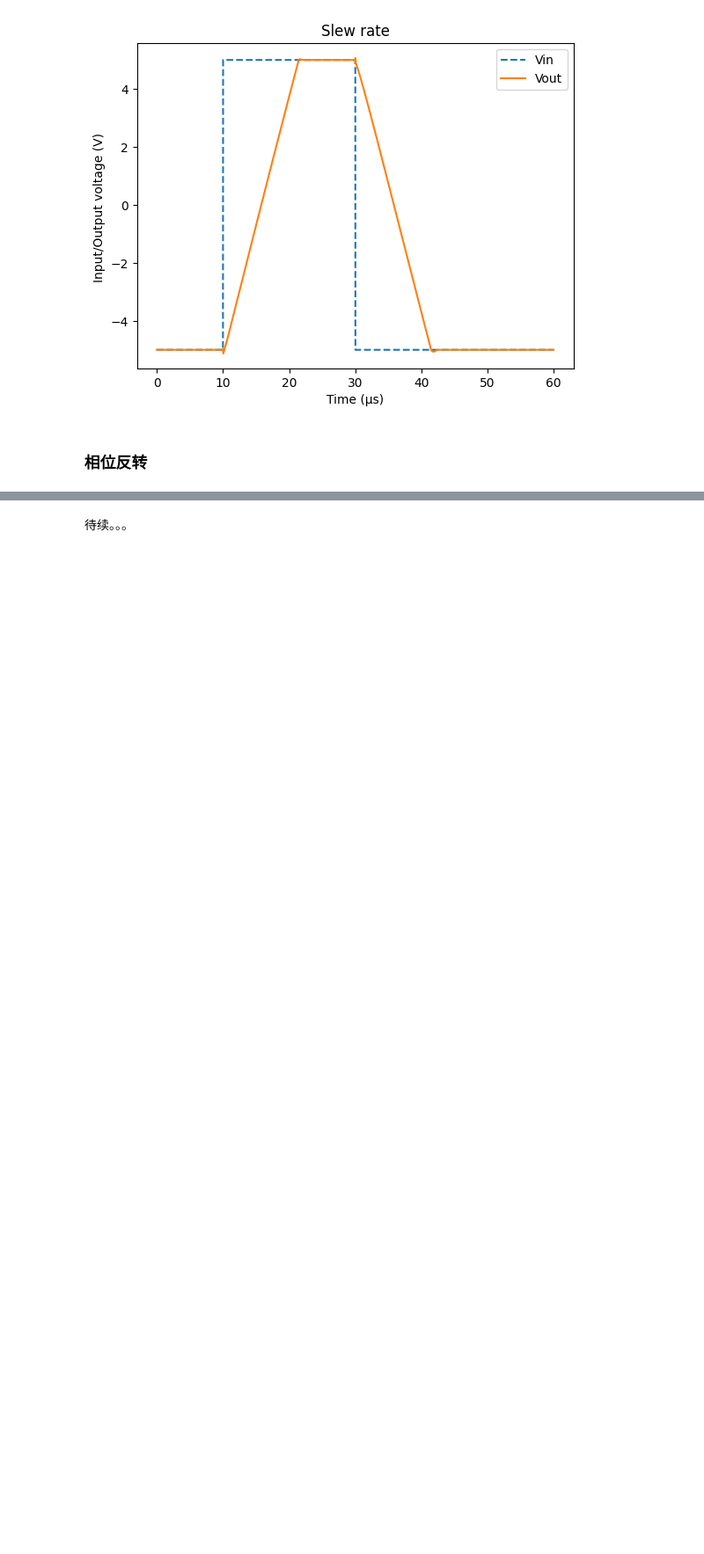
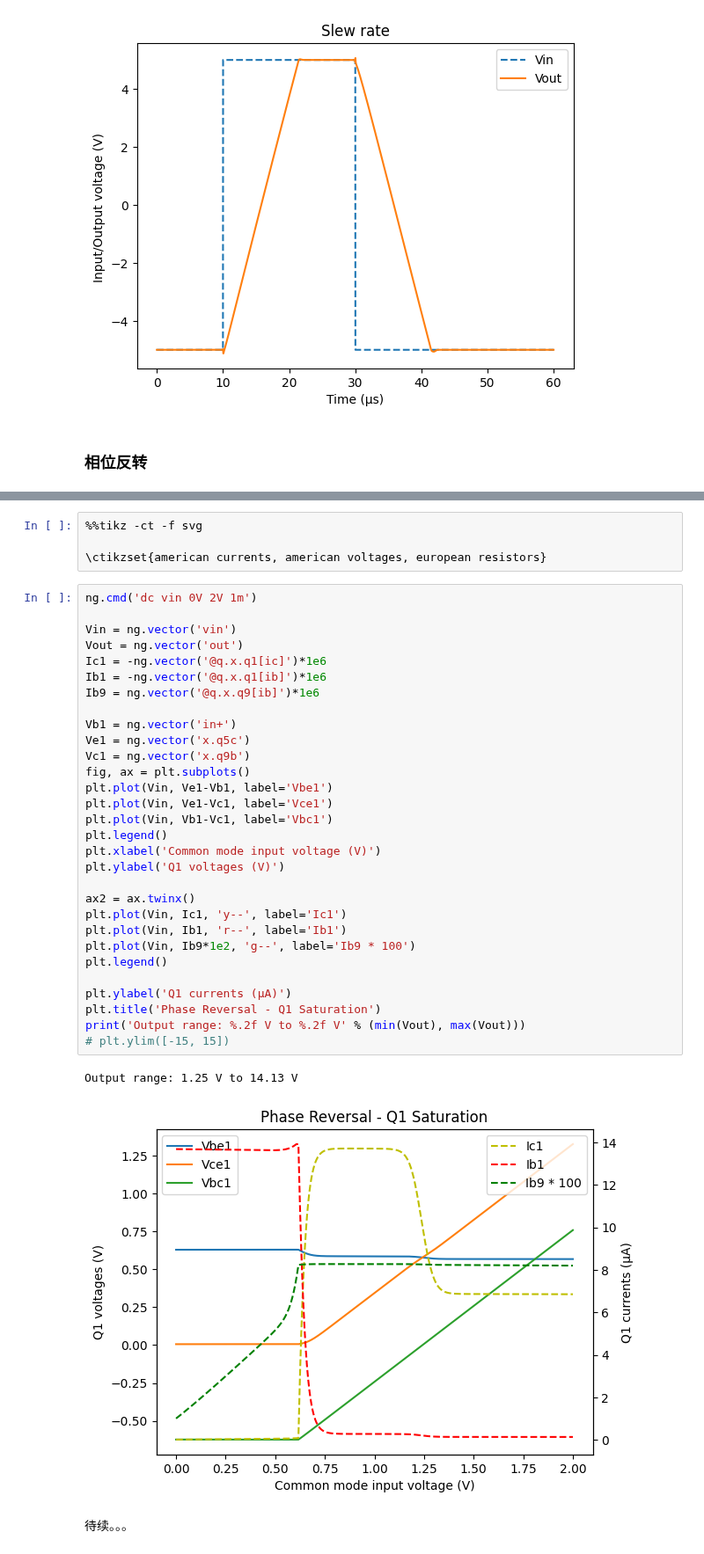
Before and after one commit to chenshuo/nuedc, a Jupyter notebook: docs/rc4558.ipynb, the cells around one changed output, grey strips where cells are left out. Shown at 88% size. Drawn from its saved outputs; the diff is of its cells as text; blank space fills up the shorter version.

```diff
--- a/docs/rc4558.ipynb
+++ b/docs/rc4558.ipynb
@@ -708,5 +713,42 @@ plt.savefig("cmrr.pdf", format="pdf", bbox_inches="tight")
 # %% [output]
 Output range: 1.25 V to 14.13 V
 [figure]
+# %%
+%%tikz -ct -f svg
+
+\ctikzset{american currents, american voltages, european resistors}
+# %%
+ng.cmd('dc vin 0V 2V 1m')
+
+Vin = ng.vector('vin')
+Vout = ng.vector('out')
+Ic1 = -ng.vector('@q.x.q1[ic]')*1e6
+Ib1 = -ng.vector('@q.x.q1[ib]')*1e6
+Ib9 = ng.vector('@q.x.q9[ib]')*1e6
+
+Vb1 = ng.vector('in+')
+Ve1 = ng.vector('x.q5c')
+Vc1 = ng.vector('x.q9b')
+fig, ax = plt.subplots()
+plt.plot(Vin, Ve1-Vb1, label='Vbe1')
+plt.plot(Vin, Ve1-Vc1, label='Vce1')
+plt.plot(Vin, Vb1-Vc1, label='Vbc1')
+plt.legend()
+plt.xlabel('Common mode input voltage (V)')
+plt.ylabel('Q1 voltages (V)')
+
+ax2 = ax.twinx()
+plt.plot(Vin, Ic1, 'y--', label='Ic1')
+plt.plot(Vin, Ib1, 'r--', label='Ib1')
+plt.plot(Vin, Ib9*1e2, 'g--', label='Ib9 * 100')
+plt.legend()
+
+plt.ylabel('Q1 currents (μA)')
+plt.title('Phase Reversal - Q1 Saturation')
+print('Output range: %.2f V to %.2f V' % (min(Vout), max(Vout)))
+# plt.ylim([-15, 15])
+# %% [output]
+Output range: 1.25 V to 14.13 V
+[figure, added]
 # %% [markdown]
 待续。。。
```
Also changed, not shown: parts of 4 cells of this notebook.
